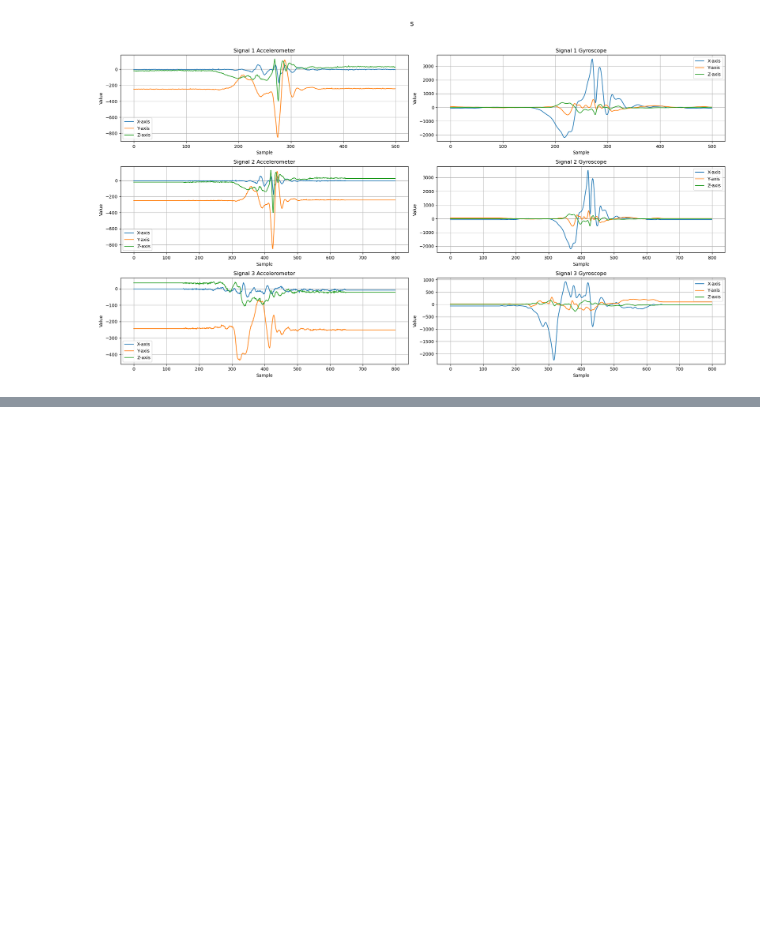
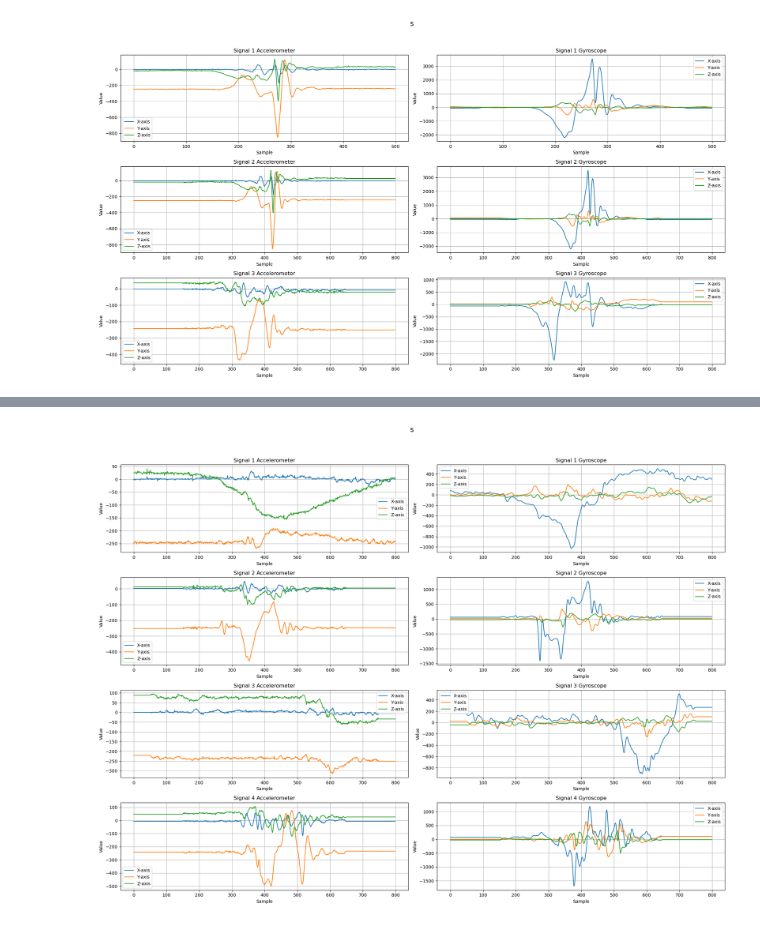
Before and after one commit to AliShrz/earpiece-fall-detection, a Jupyter notebook: SisFall_cleaned.ipynb, the cells around one changed output, grey strips where cells are left out. Cells and saved outputs as stored; diff of their text form; code cells hidden in the pictures; blank space fills up the shorter version.

```diff
--- a/SisFall_cleaned.ipynb
+++ b/SisFall_cleaned.ipynb
@@ -341,0 +348,6 @@ new_19_2 = fn.length_fix(new_d19_data_2, 800)
+# %%
+i= 20
+list = [new_07_2[i], new_08_2[i], new_09_2[i], new_10_2[i]]
+fn.plot_signals(list, "s", "both")
+# %% [output]
+[figure, added]
```
Also changed, not shown: parts of 15 cells of this notebook, 2 other files.
